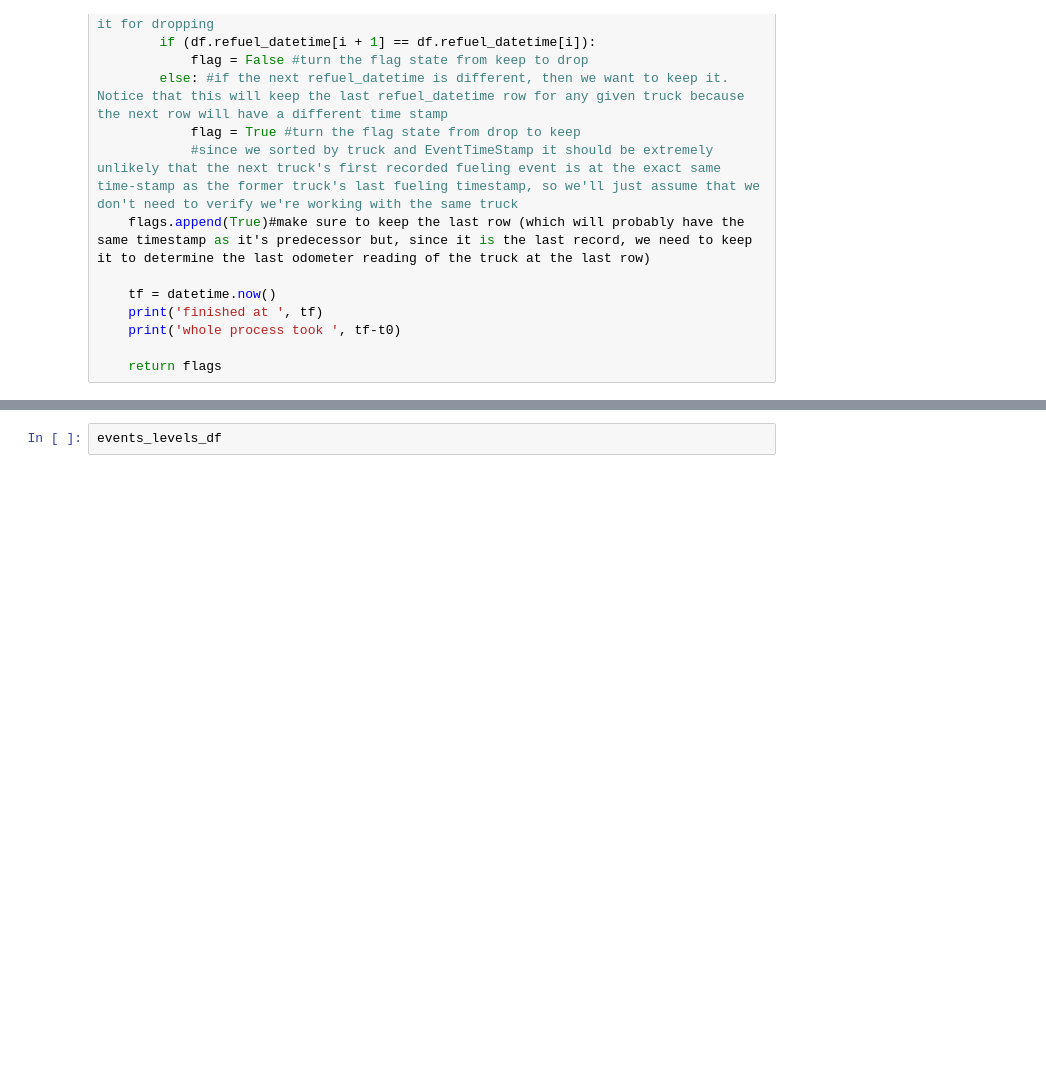
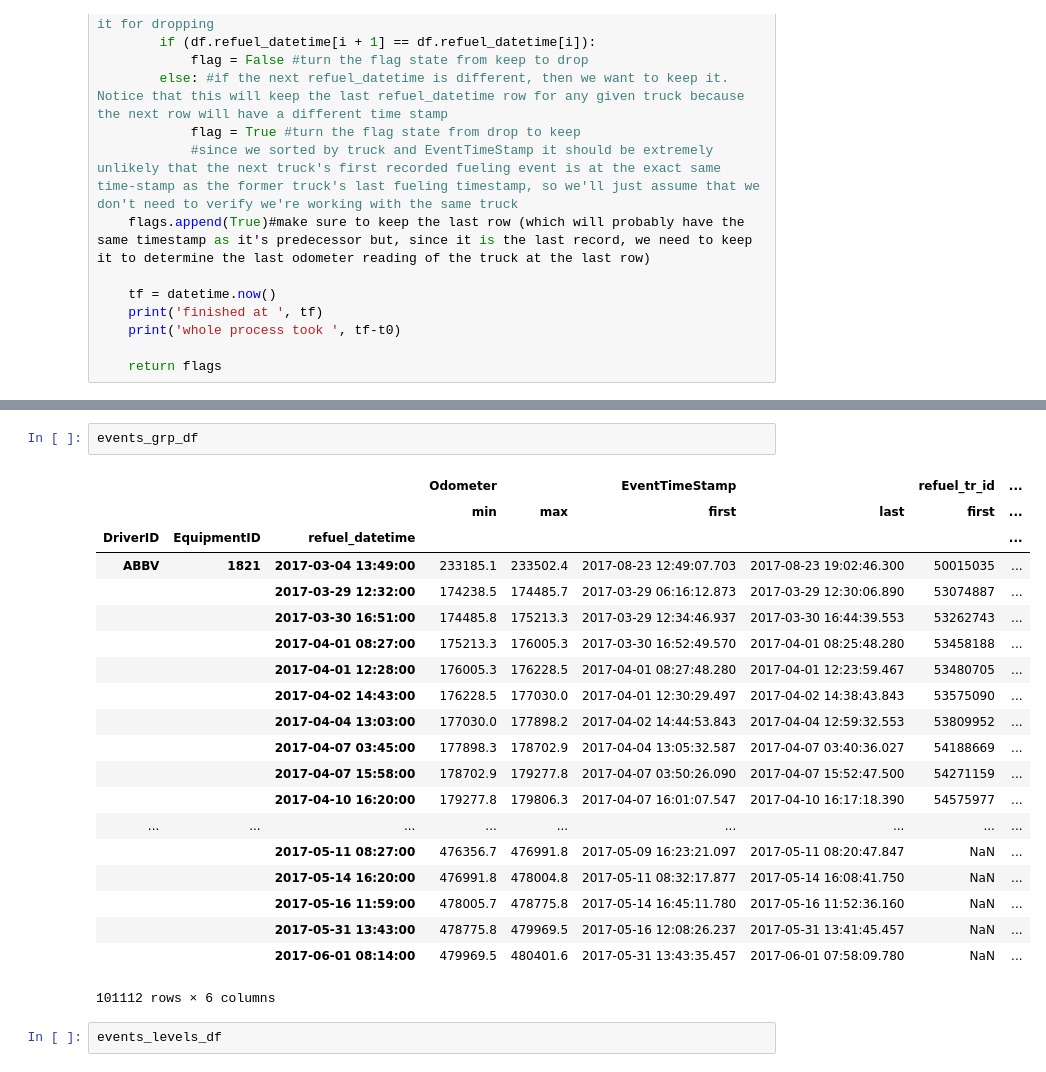
Before and after one commit to paulo-g-martinez/dq-6-fraud-detection, a Jupyter notebook: cleaned_data_bigG.ipynb, the cells around one changed output, grey strips where cells are left out. Drawn from its saved outputs; the diff is of its cells as text; blank space fills up the shorter version.

```diff
--- a/cleaned_data_bigG.ipynb
+++ b/cleaned_data_bigG.ipynb
@@ -661,3 +764,26 @@ def flag_droppable_fuel_event_rows(df):#!!!! requires a dataframe with a reset i
+# %%
+events_grp_df
+# %% [output]
+|  |  |  | Odometer |  | EventTimeStamp |  | refuel_tr_id | ... |
+|  |  |  | min | max | first | last | first | ... |
+| DriverID | EquipmentID | refuel_datetime |  |  |  |  |  | ... |
+| ABBV | 1821 | 2017-03-04 13:49:00 | 233185.1 | 233502.4 | 2017-08-23 12:49:07.703 | 2017-08-23 19:02:46.300 | 50015035 | ... |
+|  |  | 2017-03-29 12:32:00 | 174238.5 | 174485.7 | 2017-03-29 06:16:12.873 | 2017-03-29 12:30:06.890 | 53074887 | ... |
+|  |  | 2017-03-30 16:51:00 | 174485.8 | 175213.3 | 2017-03-29 12:34:46.937 | 2017-03-30 16:44:39.553 | 53262743 | ... |
+|  |  | 2017-04-01 08:27:00 | 175213.3 | 176005.3 | 2017-03-30 16:52:49.570 | 2017-04-01 08:25:48.280 | 53458188 | ... |
+|  |  | 2017-04-01 12:28:00 | 176005.3 | 176228.5 | 2017-04-01 08:27:48.280 | 2017-04-01 12:23:59.467 | 53480705 | ... |
+|  |  | 2017-04-02 14:43:00 | 176228.5 | 177030.0 | 2017-04-01 12:30:29.497 | 2017-04-02 14:38:43.843 | 53575090 | ... |
+|  |  | 2017-04-04 13:03:00 | 177030.0 | 177898.2 | 2017-04-02 14:44:53.843 | 2017-04-04 12:59:32.553 | 53809952 | ... |
+|  |  | 2017-04-07 03:45:00 | 177898.3 | 178702.9 | 2017-04-04 13:05:32.587 | 2017-04-07 03:40:36.027 | 54188669 | ... |
+|  |  | 2017-04-07 15:58:00 | 178702.9 | 179277.8 | 2017-04-07 03:50:26.090 | 2017-04-07 15:52:47.500 | 54271159 | ... |
+|  |  | 2017-04-10 16:20:00 | 179277.8 | 179806.3 | 2017-04-07 16:01:07.547 | 2017-04-10 16:17:18.390 | 54575977 | ... |
+| ... | ... | ... | ... | ... | ... | ... | ... | ... |
+|  |  | 2017-05-11 08:27:00 | 476356.7 | 476991.8 | 2017-05-09 16:23:21.097 | 2017-05-11 08:20:47.847 | NaN | ... |
+|  |  | 2017-05-14 16:20:00 | 476991.8 | 478004.8 | 2017-05-11 08:32:17.877 | 2017-05-14 16:08:41.750 | NaN | ... |
+|  |  | 2017-05-16 11:59:00 | 478005.7 | 478775.8 | 2017-05-14 16:45:11.780 | 2017-05-16 11:52:36.160 | NaN | ... |
+|  |  | 2017-05-31 13:43:00 | 478775.8 | 479969.5 | 2017-05-16 12:08:26.237 | 2017-05-31 13:41:45.457 | NaN | ... |
+|  |  | 2017-06-01 08:14:00 | 479969.5 | 480401.6 | 2017-05-31 13:43:35.457 | 2017-06-01 07:58:09.780 | NaN | ... |
+101112 rows × 6 columns
 # %%
 events_levels_df
 # %% [output]
```
Also changed, not shown: parts of 14 cells of this notebook, 1 other file.
